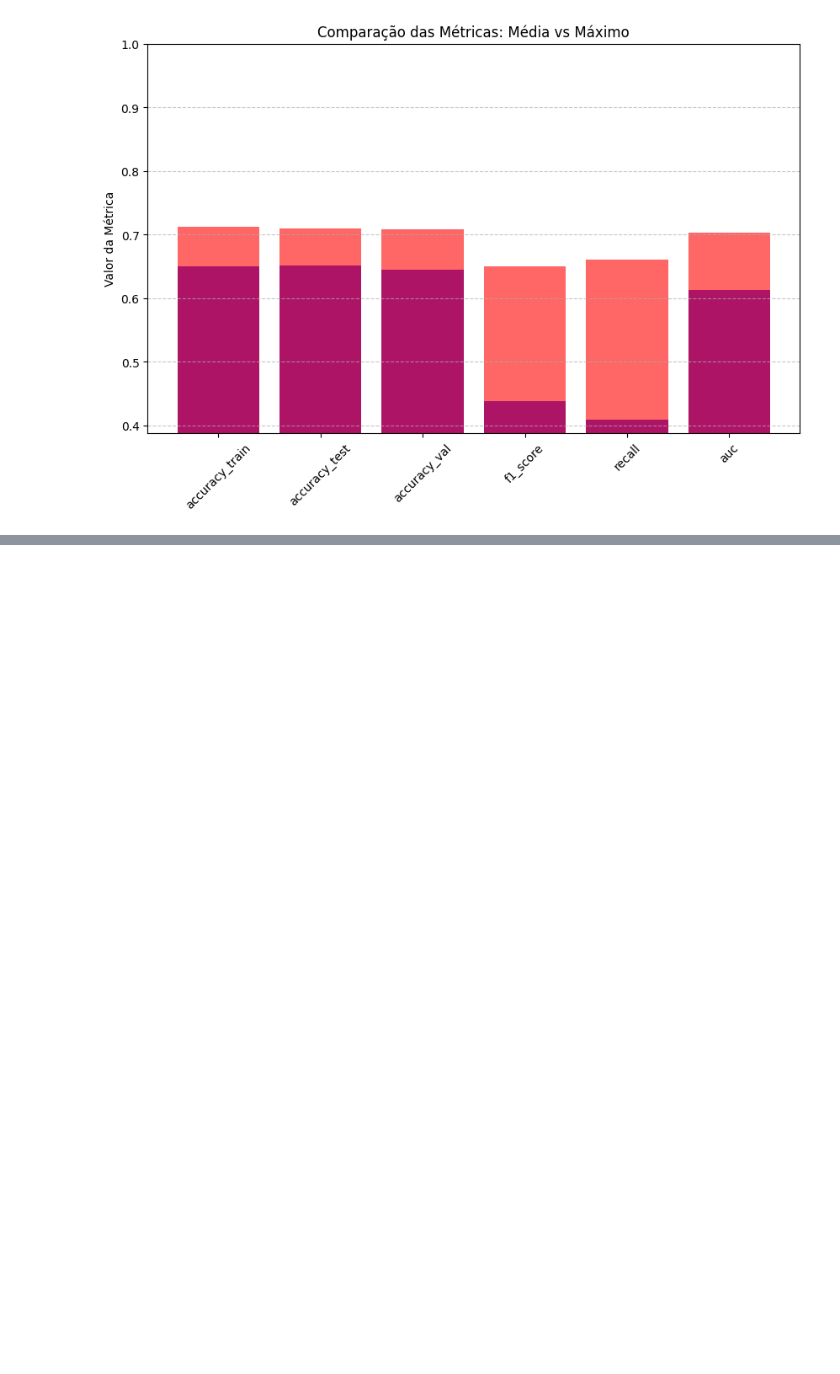
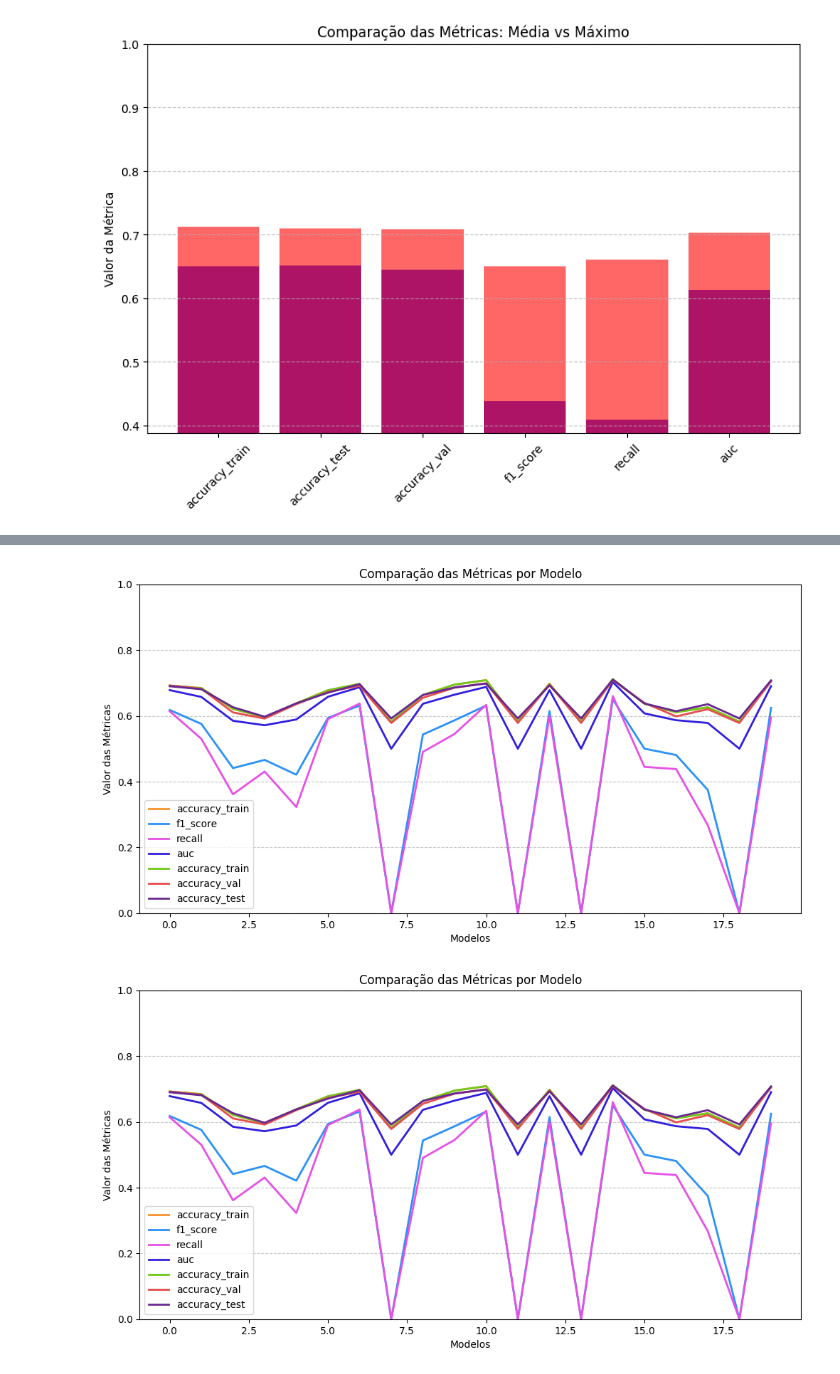
Before and after one commit to GuilhermeMaciel75/SI5-ELEC2, a Jupyter notebook: notebooks/04-Variacao_Parametrica/lvq.ipynb, the cells around one changed output, grey strips where cells are left out. Cells and saved outputs as stored; diff of their text form; code cells hidden in the pictures; blank space fills up the shorter version.

```diff
--- a/notebooks/04-Variacao_Parametrica/lvq.ipynb
+++ b/notebooks/04-Variacao_Parametrica/lvq.ipynb
@@ -370,4 +370,5 @@ UFuncTypeError: ufunc 'subtract' did not contain a loop with signature matching
 [figure]
 [figure]
 # %%
-cv.to_csv('/home/guilhermemaciel/Área de Trabalho/SI5-ELEC2/data/results/lvq_cv.csv', index=False)
+df = pd.read_csv('/home/guilhermemaciel/Área de Trabalho/SI5-ELEC2/data/results/lvq.csv')
+df
@@ -375,0 +393,5 @@ df.to_csv('/home/guilhermemaciel/Área de Trabalho/SI5-ELEC2/data/results/lvq.cs
+# %%
+plots.show_metrics_comparison_line_plot(df, y_min= 0)
+# %% [output]
+[figure, added]
+[figure, added]
```
Also changed, not shown: parts of 11 cells of this notebook.
